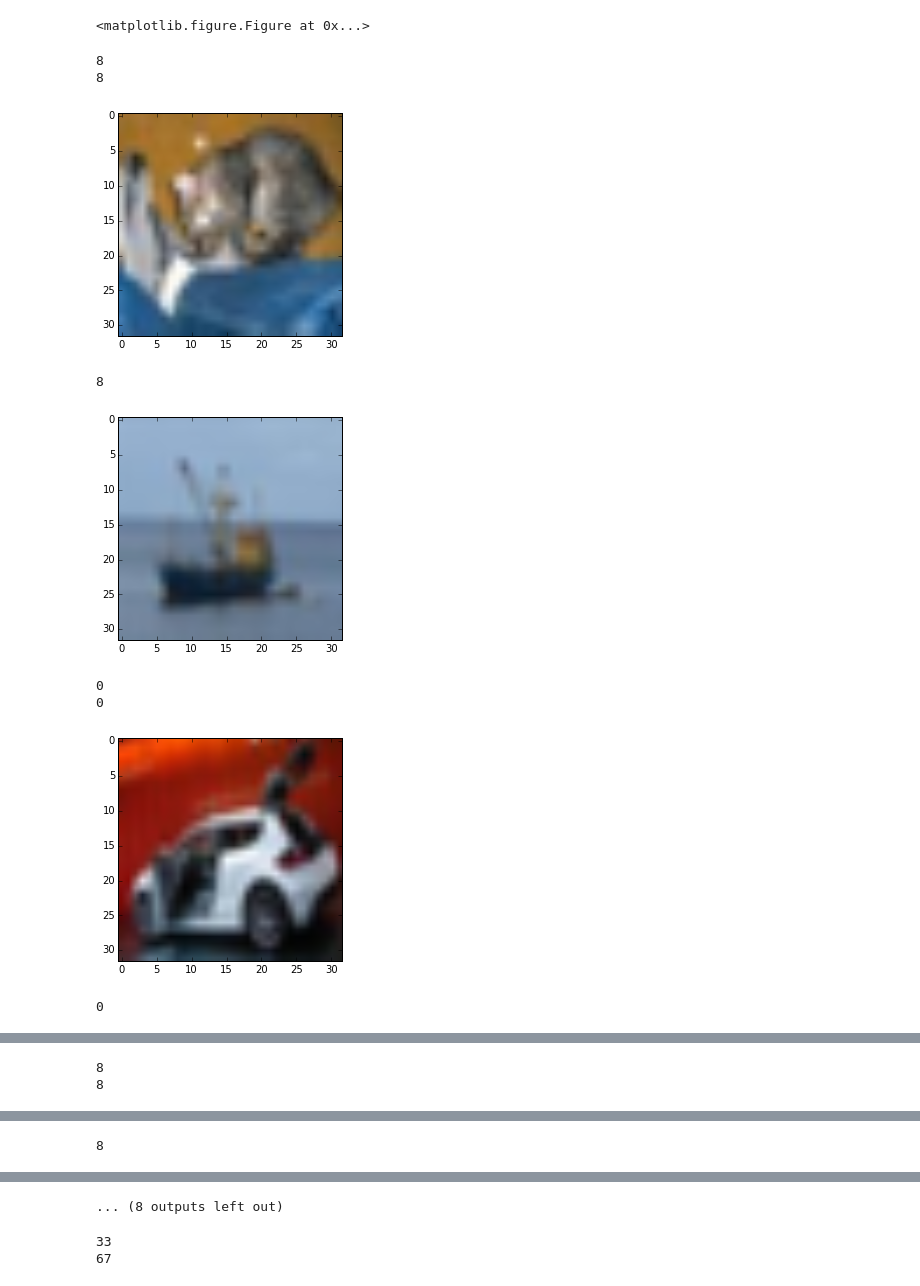
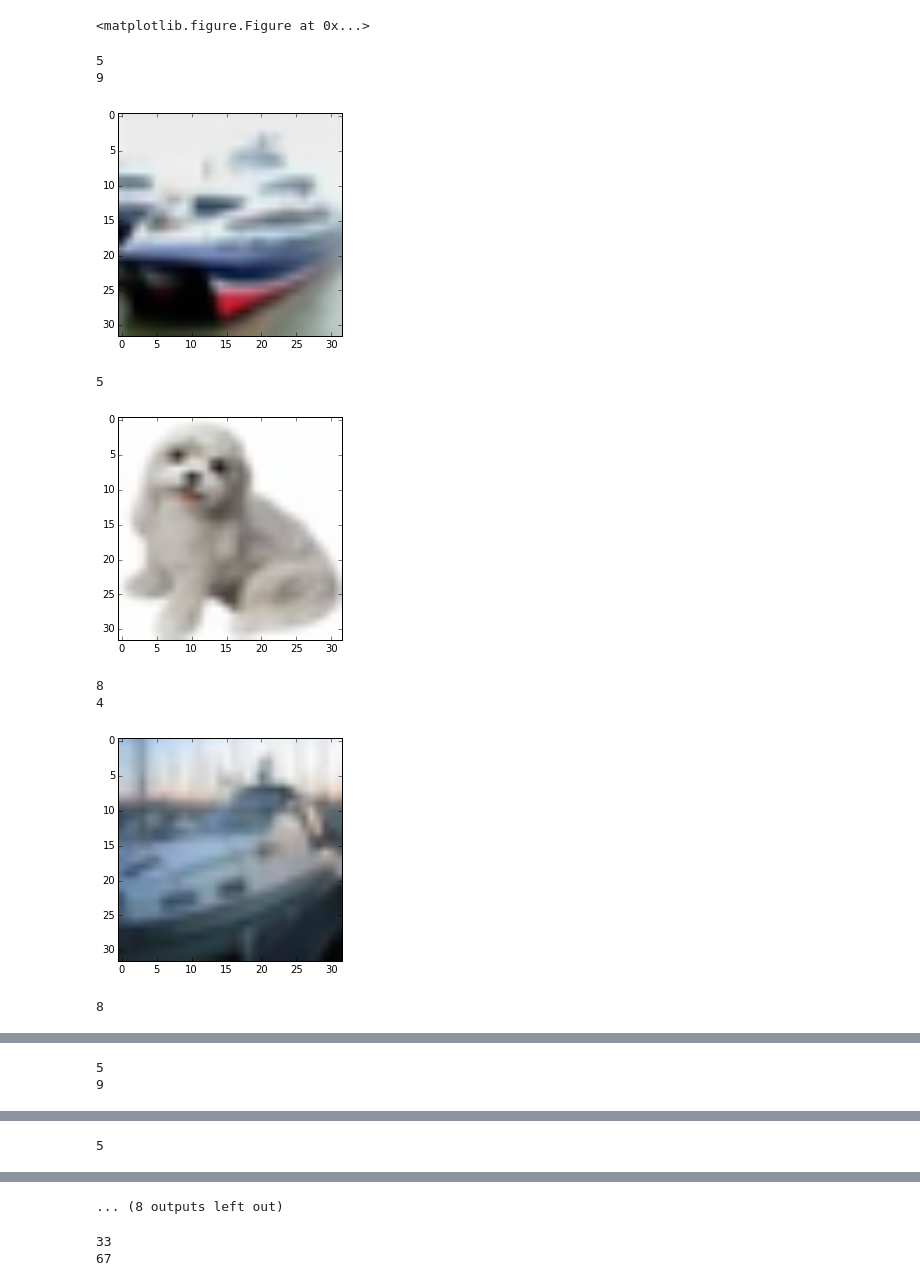
Before and after one commit to francis-lewis/siamese-neighbors, a Jupyter notebook: SiameseNet_AllClasses.ipynb, the cells around one changed output, grey strips where cells are left out. Drawn from its saved outputs; the diff is of its cells as text; code cells hidden in the pictures.

```diff
--- a/SiameseNet_AllClasses.ipynb
+++ b/SiameseNet_AllClasses.ipynb
@@ -252,29 +296,28 @@ plt.savefig('l2_knn_val_acc.png')
 # %%
 acc, cor_ims, inc_ims = k_acc[0]
 trunc_cor_ims = cor_ims[:5]
-for ind,im in enumerate(trunc_cor_ims):
+trunc_inc_ims = inc_ims[:5]
+for ind,im in enumerate(trunc_inc_ims):
     i, pred = im
     inds, dists, classes, c_pred = pred
     im1 = im_x_val[i,:]
     im2 = im_x_train[inds[0],:]
     im1 = np.rollaxis(im1,0,3)
     im2 = np.rollaxis(im2,0,3)
     print c_pred
     print y_val[i]
     plt.imshow(im1)
     plt.show()
     print classes[0]
     plt.imshow(im2)
     plt.show()
-
-trunc_inc_ims = inc_ims[:5]
 # %% [output]
-8
-8
+5
+9
-[figure, old version]
+[figure, new version]
-8
+5
-[figure, old version]
+[figure, new version]
-0
-0
+8
+4
-[figure, old version]
+[figure, new version]
-0
+8
@@ -282,2 +325,2 @@ trunc_inc_ims = inc_ims[:5]
-8
-8
+5
+9
@@ -285 +328 @@ trunc_inc_ims = inc_ims[:5]
-8
+5
```
Also changed, not shown: parts of 15 cells of this notebook, 2 other files.
